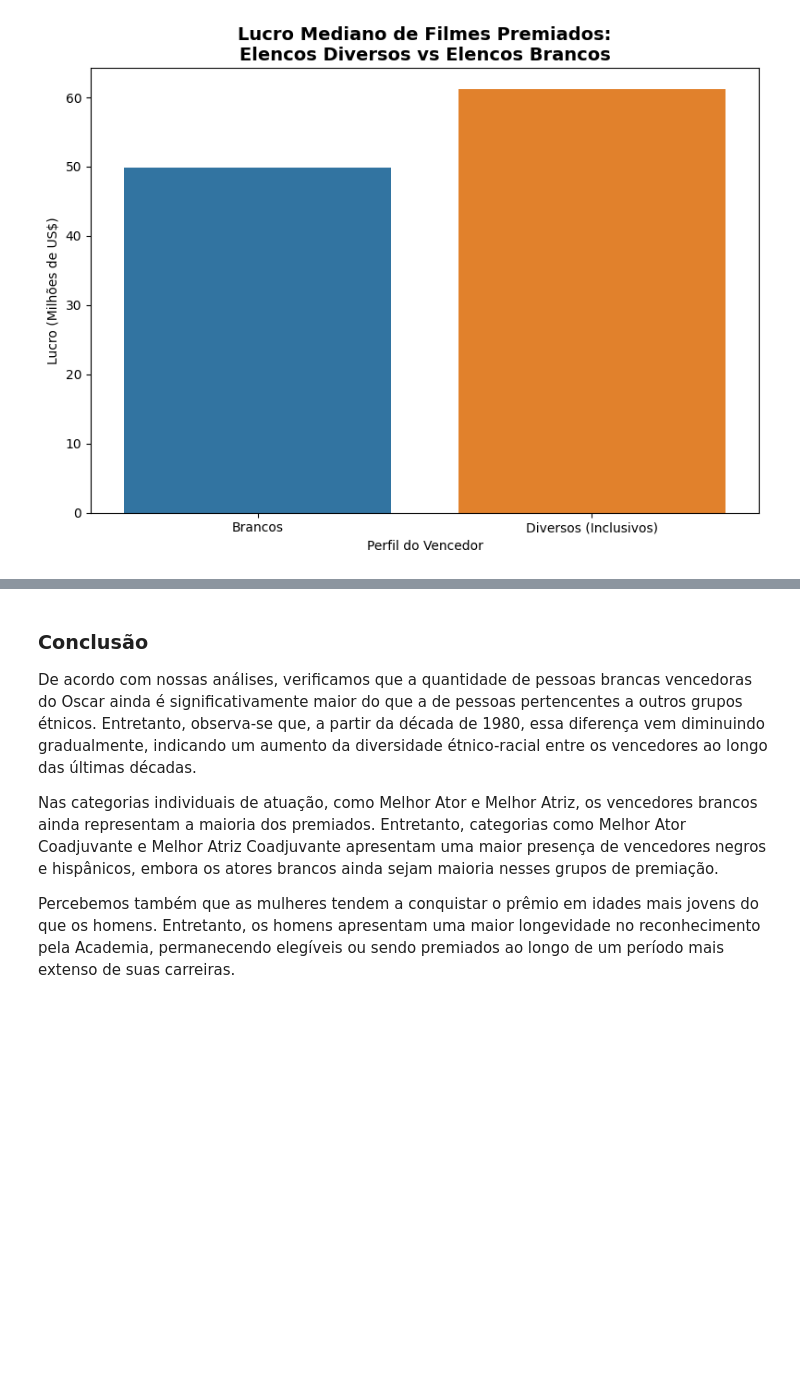
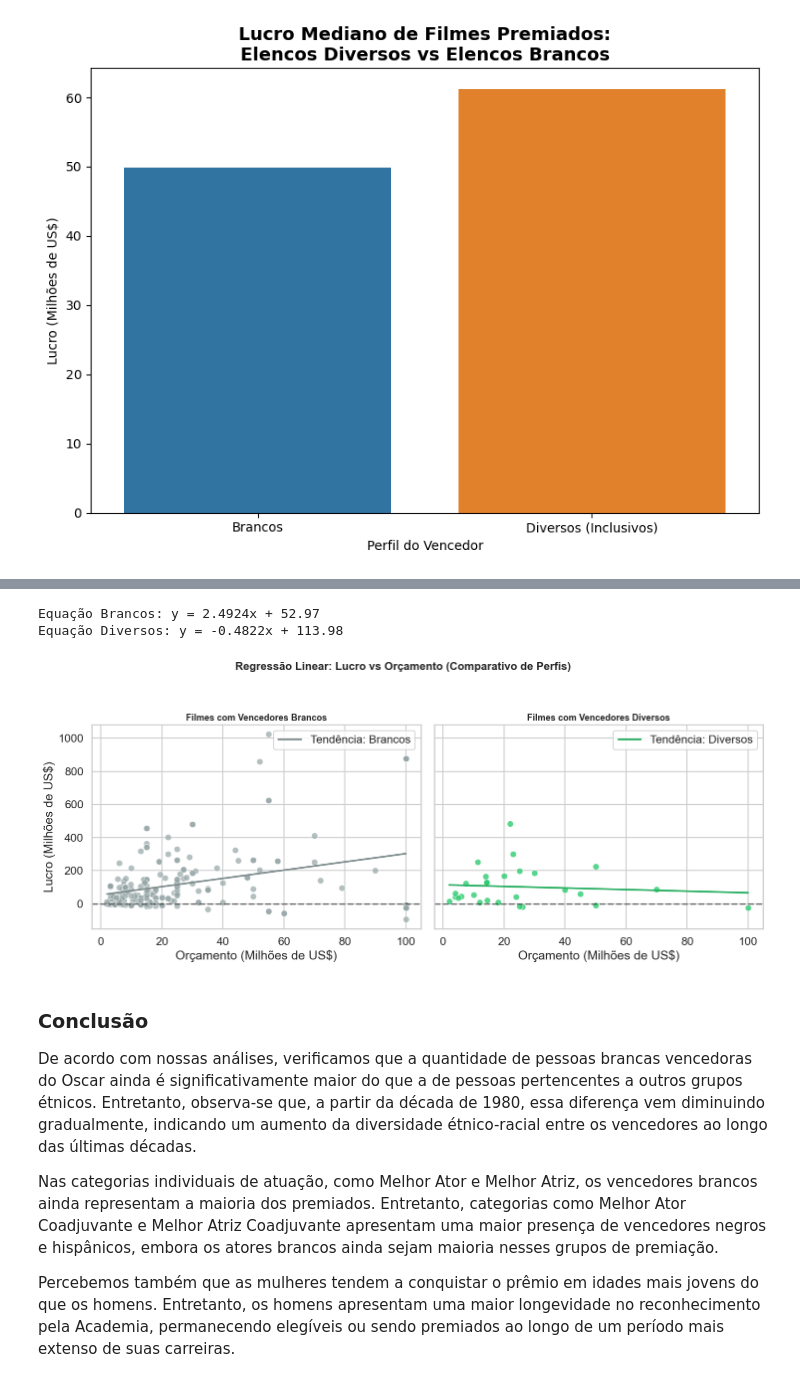
Before and after one commit to jg-lima/projeto-icd, a Jupyter notebook: RelatorioFinal.ipynb, the cells around one changed output, grey strips where cells are left out. Drawn from its saved outputs; the diff is of its cells as text; code cells hidden in the pictures; blank space fills up the shorter version.

Commit message:
Adiciona um modelo de regressão Linear

```diff
--- a/RelatorioFinal.ipynb
+++ b/RelatorioFinal.ipynb
@@ -323,3 +328,70 @@ plt.show()
+# %%
+df_financeiro = df_financeiro.copy()
+df_financeiro['orcamento_milhoes'] = df_financeiro['orcamento'] / 1_000_000
+df_financeiro_limpo = df_financeiro.dropna(subset=['orcamento_milhoes', 'lucro_milhoes', 'perfil_racial'])
+
+df_brancos = df_financeiro_limpo[df_financeiro_limpo['perfil_racial'] == 'Brancos'].copy()
+df_diversos = df_financeiro_limpo[df_financeiro_limpo['perfil_racial'] == 'Diversos (Inclusivos)'].copy()
+
+x_min = max(df_brancos['orcamento_milhoes'].min(), df_diversos['orcamento_milhoes'].min())
+x_max = min(df_brancos['orcamento_milhoes'].max(), df_diversos['orcamento_milhoes'].max())
+
+df_brancos = df_brancos[(df_brancos['orcamento_milhoes'] >= x_min) & (df_brancos['orcamento_milhoes'] <= x_max)]
+df_diversos = df_diversos[(df_diversos['orcamento_milhoes'] >= x_min) & (df_diversos['orcamento_milhoes'] <= x_max)]
+
+result_brancos = linregress(df_brancos['orcamento_milhoes'], df_brancos['lucro_milhoes'])
+print(f"Equação Brancos: y = {result_brancos.slope:.4f}x + {result_brancos.intercept:.2f}")
+result_diversos = linregress(df_diversos['orcamento_milhoes'], df_diversos['lucro_milhoes'])
+print(f"Equação Diversos: y = {result_diversos.slope:.4f}x + {result_diversos.intercept:.2f}")
+
+def f_brancos(x):
+    return result_brancos.slope * x + result_brancos.intercept
+
+def f_diversos(x):
+    return result_diversos.slope * x + result_diversos.intercept
+
+x_linha = np.linspace(x_min, x_max, 100)
+
+linha_brancos = {'x': x_linha, 'y': f_brancos(x_linha)}
+linha_diversos = {'x': x_linha, 'y': f_diversos(x_linha)}
+
+fig, axes = plt.subplots(1, 2, figsize=(15, 6), sharey=True, sharex=True)
+
+sns.scatterplot(
+    x='orcamento_milhoes', y='lucro_milhoes',
+    data=df_brancos, color='#95a5a6', alpha=0.7, ax=axes[0]
+)
+sns.lineplot(
+    x='x', y='y', data=linha_brancos,
+    color='#7f8c8d', linewidth=2.5, label='Tendência: Brancos', ax=axes[0]
+)
+axes[0].axhline(0, color='black', linestyle='--', alpha=0.5)
+axes[0].set_title('Filmes com Vencedores Brancos', fontsize=13, fontweight='bold')
+axes[0].set_xlabel('Orçamento (Milhões de US$)')
+axes[0].set_ylabel('Lucro (Milhões de US$)')
+axes[0].legend()
+
+sns.scatterplot(
+    x='orcamento_milhoes', y='lucro_milhoes',
+    data=df_diversos, color='#2ecc71', alpha=0.8, ax=axes[1]
+)
+sns.lineplot(
+    x='x', y='y', data=linha_diversos,
+    color='#27ae60', linewidth=2.5, label='Tendência: Diversos', ax=axes[1]
+)
+axes[1].axhline(0, color='black', linestyle='--', alpha=0.5)
+axes[1].set_title('Filmes com Vencedores Diversos', fontsize=13, fontweight='bold')
+axes[1].set_xlabel('Orçamento (Milhões de US$)')
+axes[1].set_ylabel('')
+axes[1].legend()
+
+fig.suptitle('Regressão Linear: Lucro vs Orçamento (Comparativo de Perfis)', fontsize=16, fontweight='bold', y=1.05)
+plt.tight_layout()
+plt.show()
+# %% [output]
+Equação Brancos: y = 2.4924x + 52.97
+Equação Diversos: y = -0.4822x + 113.98
+[figure, added]
 # %% [markdown]
 ### Conclusão
 
```
Also changed, not shown: parts of 3 cells of this notebook.
